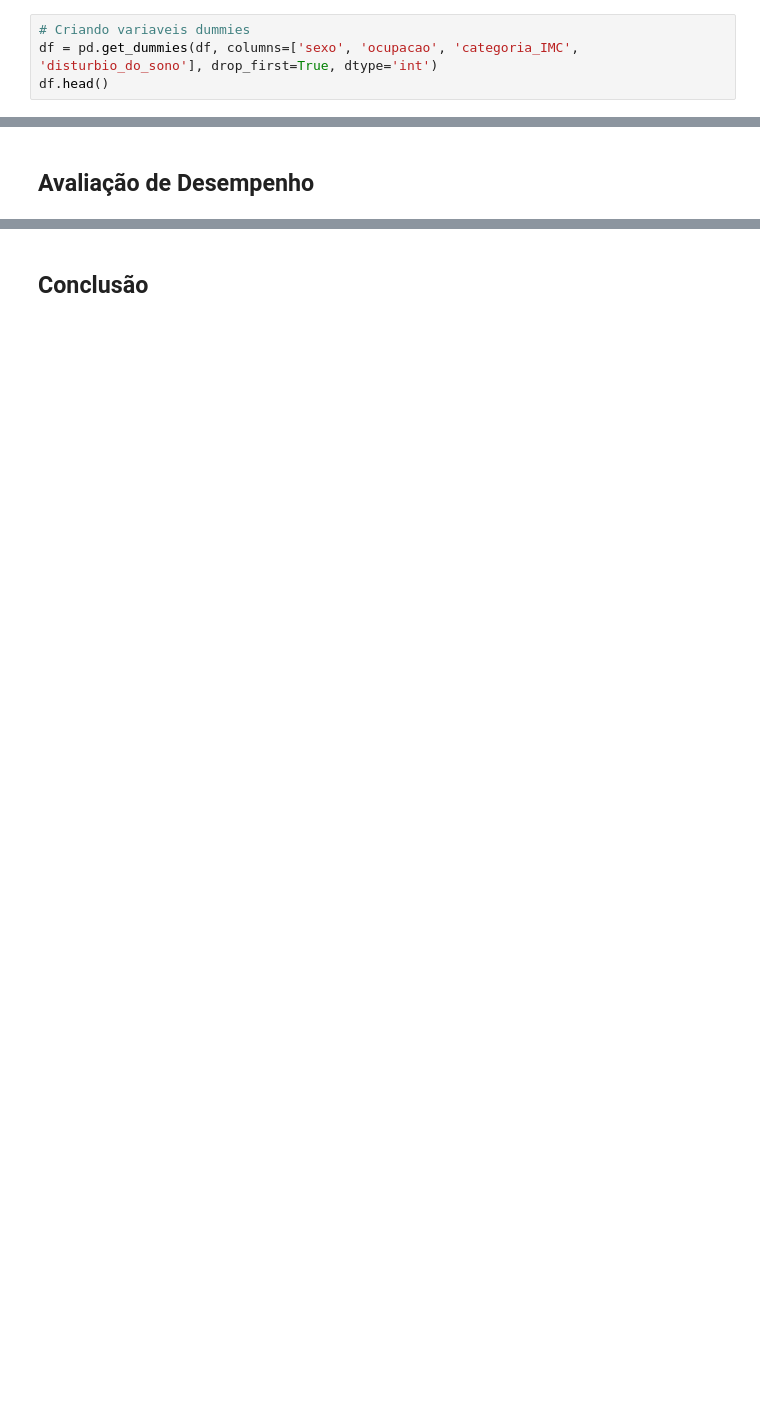
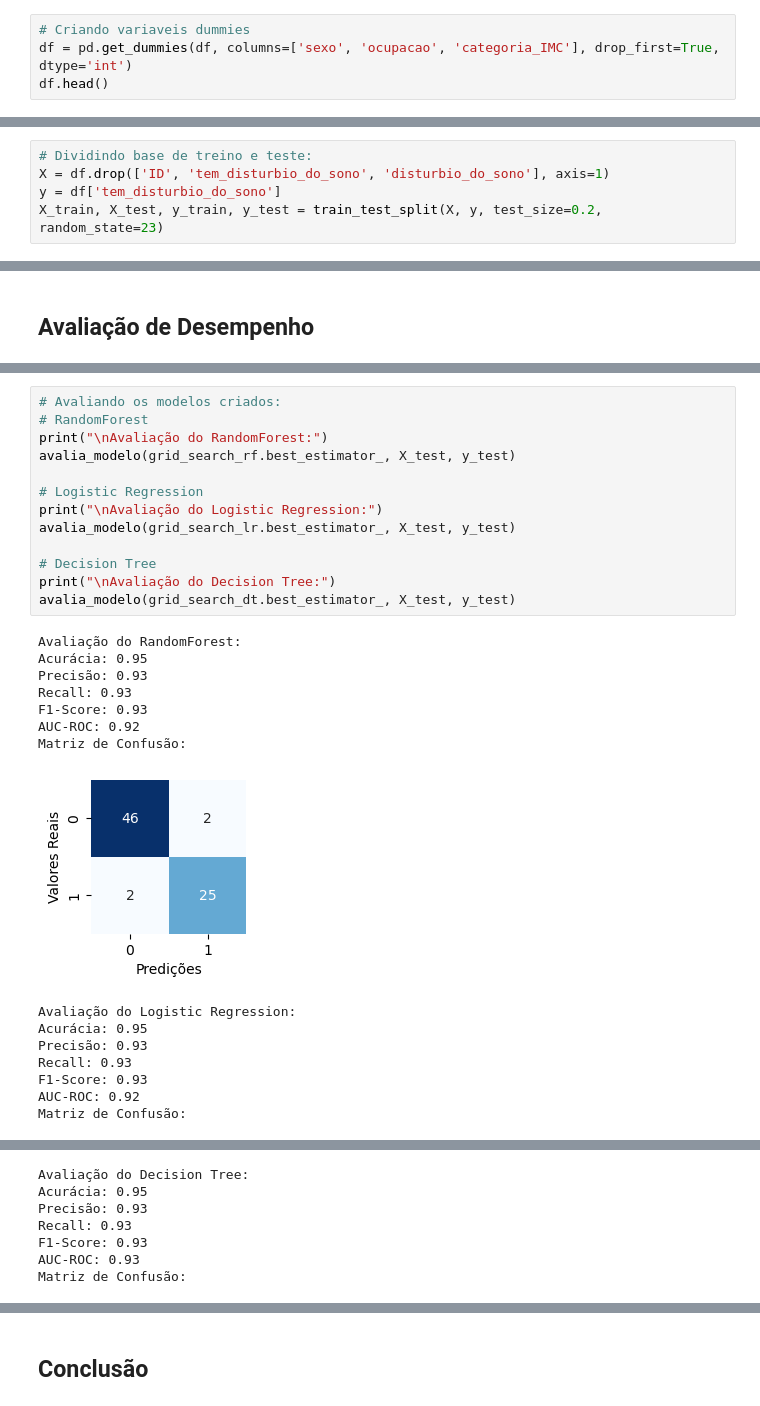
Before and after one commit to marcelobin/Projeto-Aplicado-POS-Graduacao-Ciencia-de-Dados-XPEducacao, a Jupyter notebook: notebooks/Sprint 2 - Desenvolvimento do Modelo.ipynb, the cells around one changed output, grey strips where cells are left out. Cells and saved outputs as stored; diff of their text form; blank space fills up the shorter version.

```diff
--- a/notebooks/Sprint 2 - Desenvolvimento do Modelo.ipynb
+++ b/notebooks/Sprint 2 - Desenvolvimento do Modelo.ipynb
@@ -77,7 +81,7 @@ df.head()
 | 4 | 5 | Masculino | 28 | Representante de Vendas | 5.9 | 4 | 30 | ... |
 # %%
 # Criando variaveis dummies
-df = pd.get_dummies(df, columns=['sexo', 'ocupacao', 'categoria_IMC', 'disturbio_do_sono'], drop_first=True, dtype='int')
+df = pd.get_dummies(df, columns=['sexo', 'ocupacao', 'categoria_IMC'], drop_first=True, dtype='int')
 df.head()
 # %% [output]
 |  | ID | idade | horas_de_sono | qualidade_do_sono | nivel_atividade_fisica | nivel_stress | ... |
@@ -179,0 +147,5 @@ Mean Accuracy: 1.0
+# %%
+# Dividindo base de treino e teste:
+X = df.drop(['ID', 'tem_disturbio_do_sono', 'disturbio_do_sono'], axis=1)
+y = df['tem_disturbio_do_sono']
+X_train, X_test, y_train, y_test = train_test_split(X, y, test_size=0.2, random_state=23)
@@ -181,0 +262,29 @@ Mean Accuracy: 1.0
+# %%
+# Avaliando os modelos criados:
+# RandomForest
+print("\nAvaliação do RandomForest:")
+avalia_modelo(grid_search_rf.best_estimator_, X_test, y_test)
+
+# Logistic Regression
+print("\nAvaliação do Logistic Regression:")
+avalia_modelo(grid_search_lr.best_estimator_, X_test, y_test)
+
+# Decision Tree
+print("\nAvaliação do Decision Tree:")
+avalia_modelo(grid_search_dt.best_estimator_, X_test, y_test)
+# %% [output]
+Avaliação do RandomForest:
+Acurácia: 0.95
+Precisão: 0.93
+Recall: 0.93
+F1-Score: 0.93
+AUC-ROC: 0.92
+Matriz de Confusão:
+[figure, added]
+Avaliação do Logistic Regression:
+Acurácia: 0.95
+Precisão: 0.93
+Recall: 0.93
+F1-Score: 0.93
+AUC-ROC: 0.92
+Matriz de Confusão:
@@ -181,0 +292,7 @@ Mean Accuracy: 1.0
+Avaliação do Decision Tree:
+Acurácia: 0.95
+Precisão: 0.93
+Recall: 0.93
+F1-Score: 0.93
+AUC-ROC: 0.93
+Matriz de Confusão:
```
Also changed, not shown: parts of 15 cells of this notebook, 1 other file.
